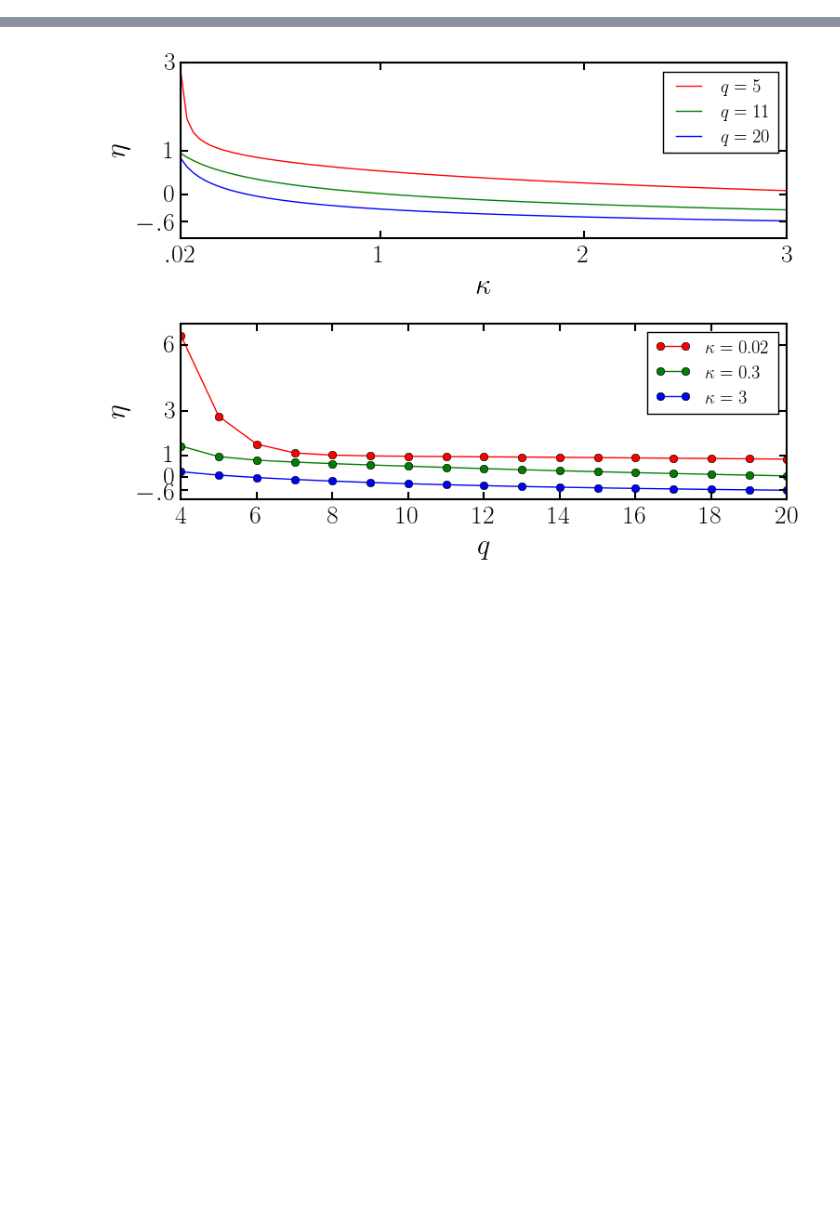
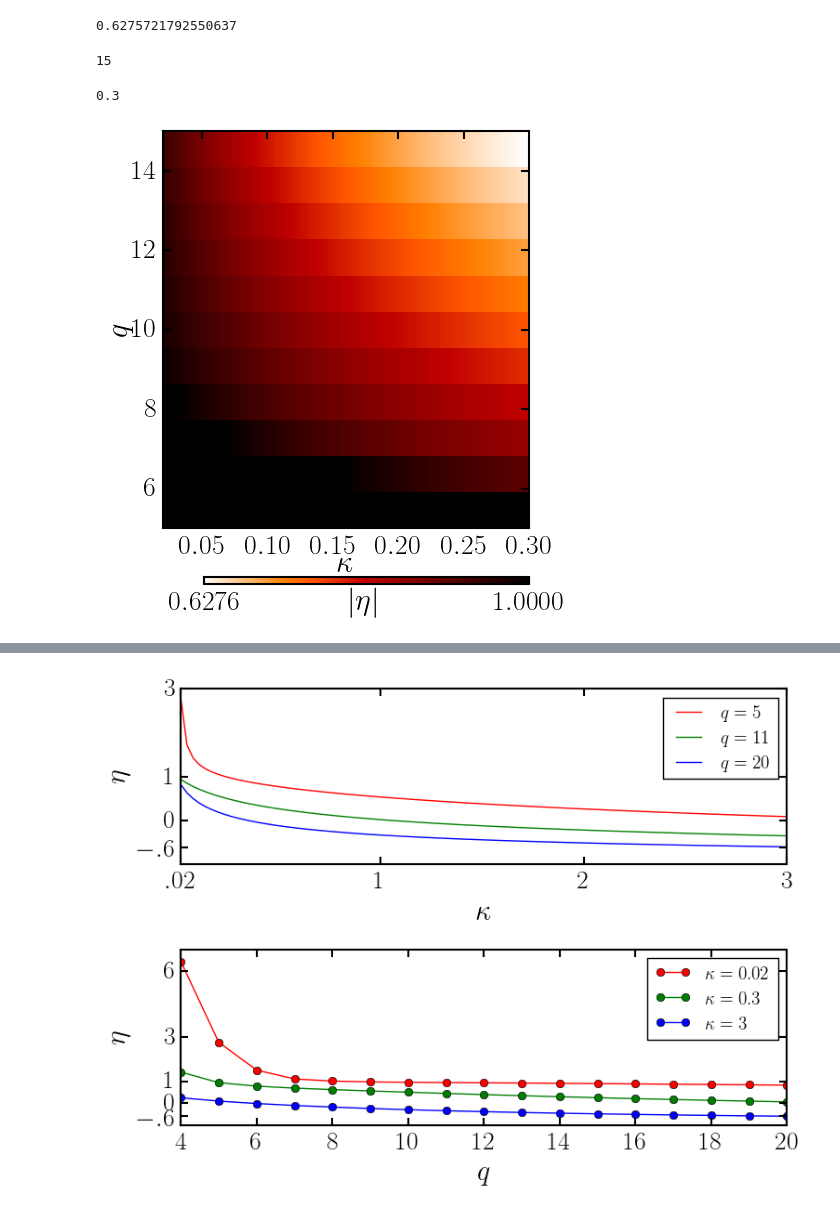
Before and after one commit to berceanu/topo-photon, a Jupyter notebook: anc/approximations.ipynb, the cells around one changed output, grey strips where cells are left out. Cells and saved outputs as stored; diff of their text form; code cells hidden in the pictures; blank space fills up the shorter version.

```diff
--- a/anc/approximations.ipynb
+++ b/anc/approximations.ipynb
@@ -31,0 +39,6 @@ elapsed time: 17.039381628 seconds (1923167828 bytes allocated, 9.83% gc time)
+# %%
+toterr = abs(η2Dzpe) + abs(η2Dlev);
+# %%
+minimum(toterr)
+# %% [output]
+0.6275721792550637
@@ -32,2 +47,31 @@ elapsed time: 17.039381628 seconds (1923167828 bytes allocated, 9.83% gc time)
+# %%
+qs[i]
+# %% [output]
+15
+# %%
+κs[j]
+# %% [output]
+0.3
+# %%
+f, ax = plt.subplots(figsize=(5, 5))
+im = ax[:imshow](toterr, origin="lower", ColorMap("gist_heat_r"), interpolation="none",
+                 extent=[κs[1], κs[end], qs[1], qs[end]],
+                 vmin=minimum(toterr), vmax=1,
+                 aspect="auto")
+
+ax[:set_ylabel](L"$q$",labelpad=-1)
+ax[:set_xlabel](L"$\kappa$", labelpad=-6)
+#ax[:xaxis][:set_ticks]([.02,1,2,3])
+#ax[:xaxis][:set_ticklabels]([L"$.02$", L"$1$", L"$2$", L"$3$"])
+cbaxes = f[:add_axes]([0.25, 0.04, 0.65, 0.015])
+cbar = f[:colorbar](im, cax=cbaxes, orientation="horizontal")
+cbar[:set_ticks]([minimum(toterr), 1])
+#cbar[:set_ticklabels]([L"$-.8$", L"$0$"])
+cbar[:set_label](L"$|\eta|$", rotation=0, labelpad=-20, y=0.5)
+cbar[:solids][:set_edgecolor]("face")
+#f[:savefig]("pan2D.pdf", transparent=true, pad_inches=0.0, bbox_inches="tight")
+plt.close(f)
+# %% [output]
+[figure, added]
 # %%
 f, ax = plt.subplots(figsize=(5, 5))
```
Also changed, not shown: parts of 13 cells of this notebook, 5 other files.
